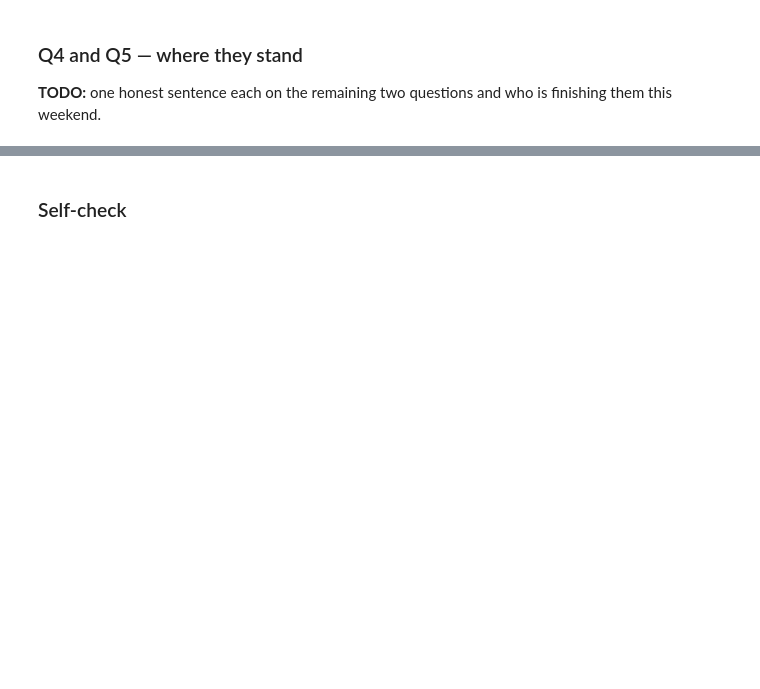
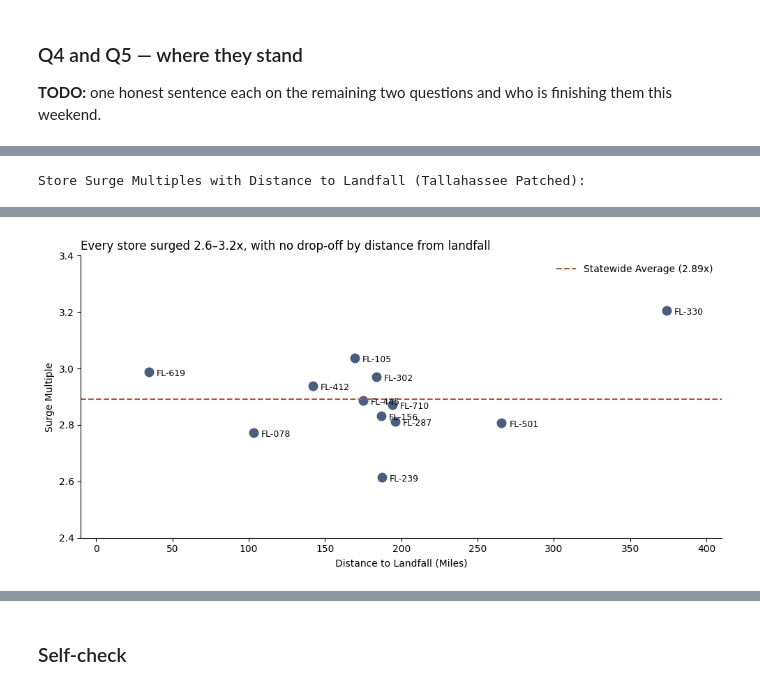
Before and after one commit to karen-tran08/walmart-hurricane-project, a Jupyter notebook: notebooks/06-midterm-walmart/2026-10-30 — Midterm Progress — Lab.ipynb, the cells around one changed output, grey strips where cells are left out. Drawn from its saved outputs; the diff is of its cells as text; code cells hidden in the pictures; blank space fills up the shorter version.

```diff
--- a/notebooks/06-midterm-walmart/2026-10-30 — Midterm Progress — Lab.ipynb
+++ b/notebooks/06-midterm-walmart/2026-10-30 — Midterm Progress — Lab.ipynb
@@ -15,11 +15,12 @@ Presentations are Monday. If a question is not working, this is the last checkpo
 
 **TODO:** your baseline window, your surge window, the average for each, and the multiple. Plus the chart. State the window boundaries explicitly — a multiple without a window is not a finding.
 # %%
-# TODO: the numbers
 import pandas as pd
 import matplotlib.pyplot as plt
 
-txns = pd.read_csv('transactions_clean.csv', parse_dates=['timestamp'])
+# Loading dataset via team's raw GitHub repository URL
+BASE_URL = 'https://raw.githubusercontent.com/karen-tran08/walmart-hurricane-project/main/data/'
+txns = pd.read_csv(BASE_URL + 'transactions_clean.csv', parse_dates=['timestamp'])
 print(f'rows loaded: {len(txns):,}')
 
 CATEGORY_MAP = {
@@ -250,7 +254,6 @@ Pop-Tarts Strawberry: consolidated product ranks #2 of 20 with 5,198 units (3.8x
 
 If your n is small, say so here rather than being asked about it on Monday.
 # %%
-# TODO
 import pandas as pd
 import numpy as np
 import requests
@@ -258,7 +261,8 @@ import time
 import matplotlib.pyplot as plt
 import matplotlib.dates as mdates
 
-txns = pd.read_csv('transactions_clean.csv', parse_dates=['timestamp'])
+BASE_URL = 'https://raw.githubusercontent.com/karen-tran08/walmart-hurricane-project/main/data/'
+txns = pd.read_csv(BASE_URL + 'transactions_clean.csv', parse_dates=['timestamp'])
 LANDFALL = pd.Timestamp('2024-09-26')
 
 BASE = 'https://archive-api.open-meteo.com/v1/archive'
@@ -398,0 +407,70 @@ strongest at 2 day(s) ahead of the wind: r = 0.82
+# %%
+import pandas as pd
+import numpy as np
+import matplotlib.pyplot as plt
+import seaborn as sns
+
+# DATA NOTE on stores_clean.csv:
+# 1. FL-619 (Tallahassee) is missing latitude & longitude, requiring an in-code patch.
+# 2. The 'state' column is messy and mixes "FL", "Florida", and "Fla."
+# 3. FL-619's region contains a leading space (" Panhandle"), which requires stripping if grouping by region.
+
+# Landfall point (Hurricane Helene)
+LANDFALL_LAT = 30.0
+LANDFALL_LON = -84.0
+
+def haversine_miles(lat1, lon1, lat2, lon2):
+    # Earth radius in miles
+    R = 3958.8
+    phi1, phi2 = np.radians(lat1), np.radians(lat2)
+    dphi = np.radians(lat2 - lat1)
+    dlambda = np.radians(lon2 - lon1)
+    a = np.sin(dphi/2)**2 + np.cos(phi1) * np.cos(phi2) * np.sin(dlambda/2)**2
+    c = 2 * np.arctan2(np.sqrt(a), np.sqrt(1-a))
+    return R * c
+
+# Calculate store-level sales during the baseline and surge periods
+store_daily = dated.groupby(['date', 'store_id'])['quantity'].sum().unstack(fill_value=0)
+
+store_multiples = pd.DataFrame({
+    'baseline_avg': store_daily[BASELINE_START:BASELINE_END].mean(),
+    'surge_avg': store_daily[SURGE_START:SURGE_END].mean()
+})
+store_multiples['multiple'] = store_multiples['surge_avg'] / store_multiples['baseline_avg']
+
+# Load store coordinates from stores_clean.csv and patch Tallahassee (FL-619)
+stores = pd.read_csv(BASE_URL + 'stores_clean.csv').set_index('store_id')
+stores.loc['FL-619', ['latitude', 'longitude']] = [30.4383, -84.2807]
+stores['region'] = stores['region'].str.strip()
+
+# Join coordinates and calculate distance from landfall
+store_multiples = store_multiples.join(stores[['city', 'latitude', 'longitude']])
+store_multiples['miles_to_landfall'] = haversine_miles(
+    store_multiples['latitude'], store_multiples['longitude'], LANDFALL_LAT, LANDFALL_LON)
+
+store_multiples = store_multiples.sort_values('miles_to_landfall')
+
+print("Store Surge Multiples with Distance to Landfall (Tallahassee Patched):")
+display(store_multiples[['city', 'baseline_avg', 'surge_avg', 'multiple', 'miles_to_landfall']].round(2))
+
+# Plot the Store Surge Multiples vs Distance to Landfall
+fig, ax = plt.subplots(figsize=(10, 5))
+sns.scatterplot(data=store_multiples, x='miles_to_landfall', y='multiple', s=120, color='#4a5d7e', ax=ax)
+
+# Annotate each point with store ID
+for idx, row in store_multiples.iterrows():
+    ax.annotate(idx, (row['miles_to_landfall'] + 5, row['multiple'] - 0.015), fontsize=9)
+
+ax.axhline(q1_multiple, color='#b4553f', linestyle='--', label=f'Statewide Average ({q1_multiple:.2f}x)')
+ax.set_title('Every store surged 2.6–3.2x, with no drop-off by distance from landfall', loc='left', fontsize=12)
+ax.set_ylabel('Surge Multiple')
+ax.set_xlabel('Distance to Landfall (Miles)')
+ax.set_ylim(2.4, 3.4)
+ax.set_xlim(-10, 410)
+ax.legend(frameon=False)
+for spine in ('top', 'right'):
+    ax.spines[spine].set_visible(False)
+plt.tight_layout()
+plt.show()
+# %% [output]
+Store Surge Multiples with Distance to Landfall (Tallahassee Patched):
@@ -398,0 +491 @@ strongest at 2 day(s) ahead of the wind: r = 0.82
+[figure, added]
```
Also changed, not shown: parts of 9 cells of this notebook.
